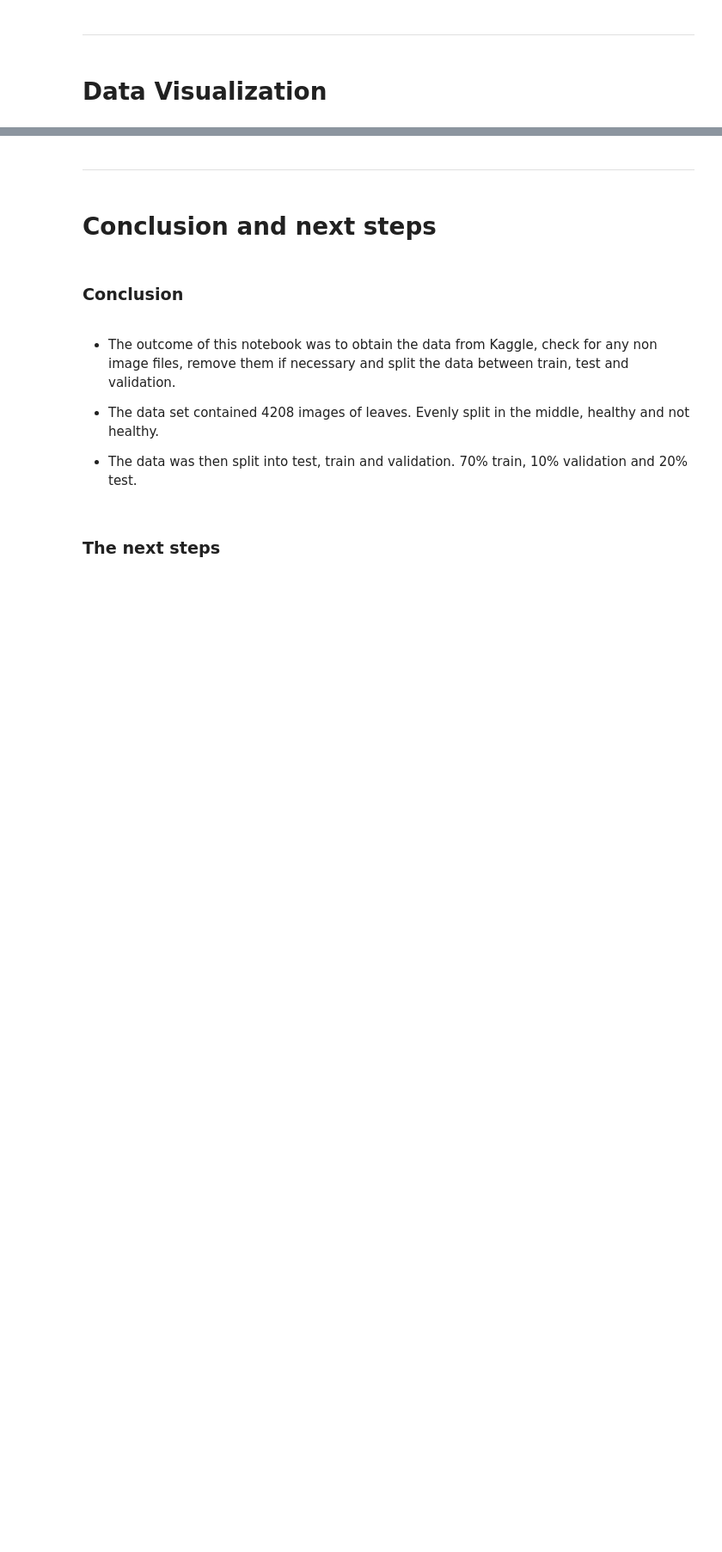
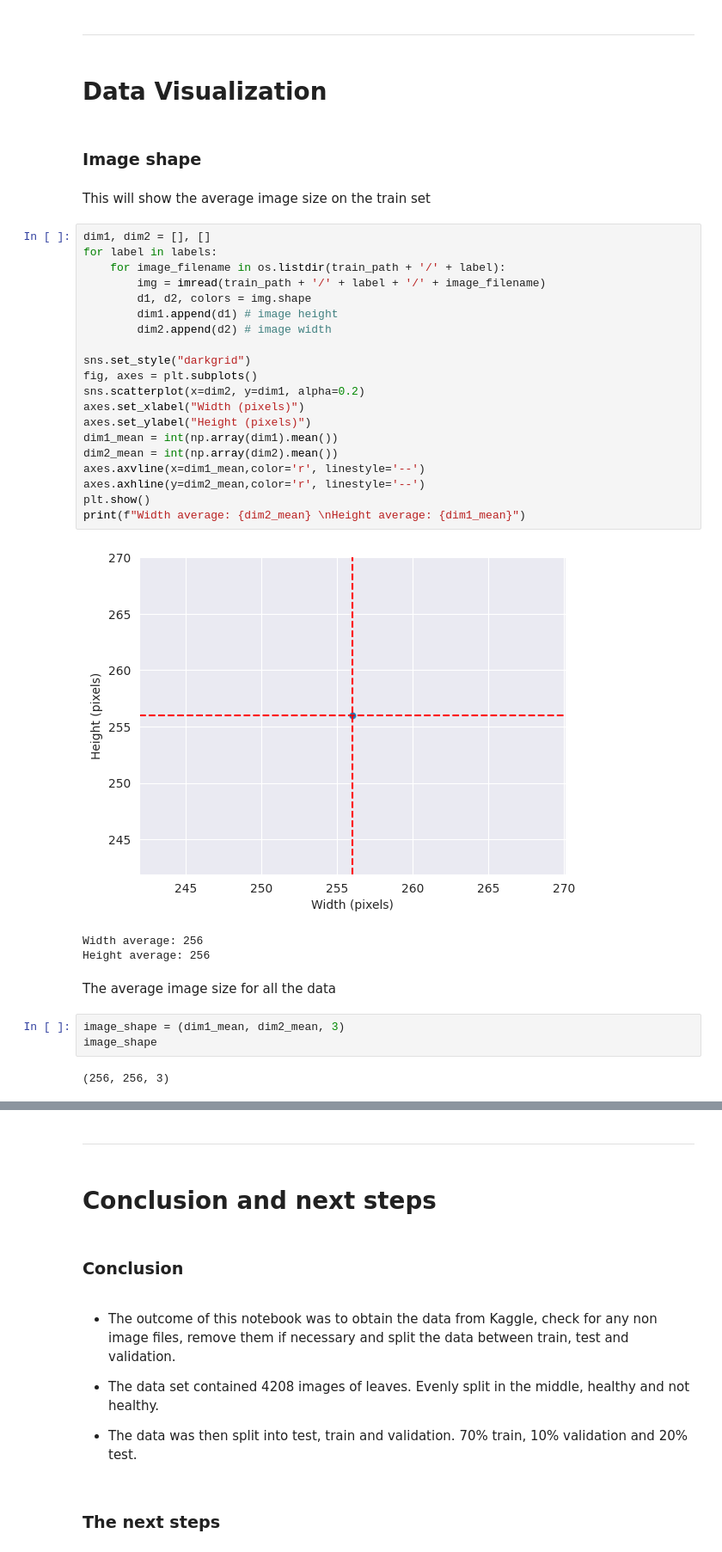
Before and after one commit to Cal009/mildew-in-cherry-trees, a Jupyter notebook: jupyter_notebooks/DataVisualization.ipynb, the cells around one changed output, grey strips where cells are left out. Shown at 86% size. Saved outputs shown, nothing was run; the diff lists cells and outputs as text; blank space fills up the shorter version.

Commit message:
calculated the average image shape and began loading images into an array

```diff
--- a/jupyter_notebooks/DataVisualization.ipynb
+++ b/jupyter_notebooks/DataVisualization.ipynb
@@ -97,3 +104,38 @@ print('Label for the images are', labels)
 ---
 # %% [markdown]
 # Data Visualization
+# %% [markdown]
+### Image shape
+# %% [markdown]
+This will show the average image size on the train set
+# %%
+dim1, dim2 = [], []
+for label in labels:
+    for image_filename in os.listdir(train_path + '/' + label):
+        img = imread(train_path + '/' + label + '/' + image_filename)
+        d1, d2, colors = img.shape
+        dim1.append(d1) # image height
+        dim2.append(d2) # image width
+
+sns.set_style("darkgrid")
+fig, axes = plt.subplots()
+sns.scatterplot(x=dim2, y=dim1, alpha=0.2)
+axes.set_xlabel("Width (pixels)")
+axes.set_ylabel("Height (pixels)")
+dim1_mean = int(np.array(dim1).mean())
+dim2_mean = int(np.array(dim2).mean())
+axes.axvline(x=dim1_mean,color='r', linestyle='--')
+axes.axhline(y=dim2_mean,color='r', linestyle='--')
+plt.show()
+print(f"Width average: {dim2_mean} \nHeight average: {dim1_mean}")
+# %% [output]
+[figure, added]
+Width average: 256
+Height average: 256
+# %% [markdown]
+The average image size for all the data
+# %%
+image_shape = (dim1_mean, dim2_mean, 3)
+image_shape
+# %% [output]
+(256, 256, 3)
```
Also changed, not shown: parts of 11 cells of this notebook, 2 other files.
